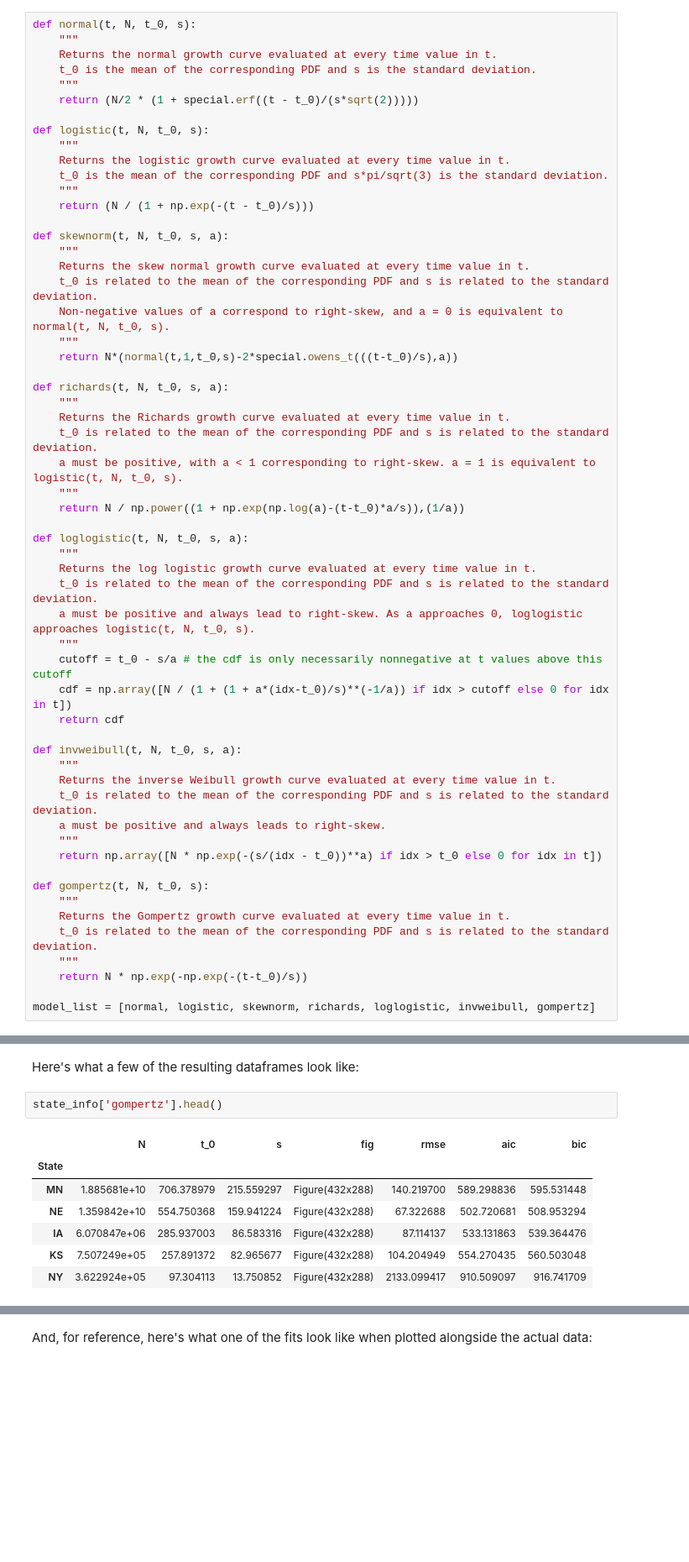
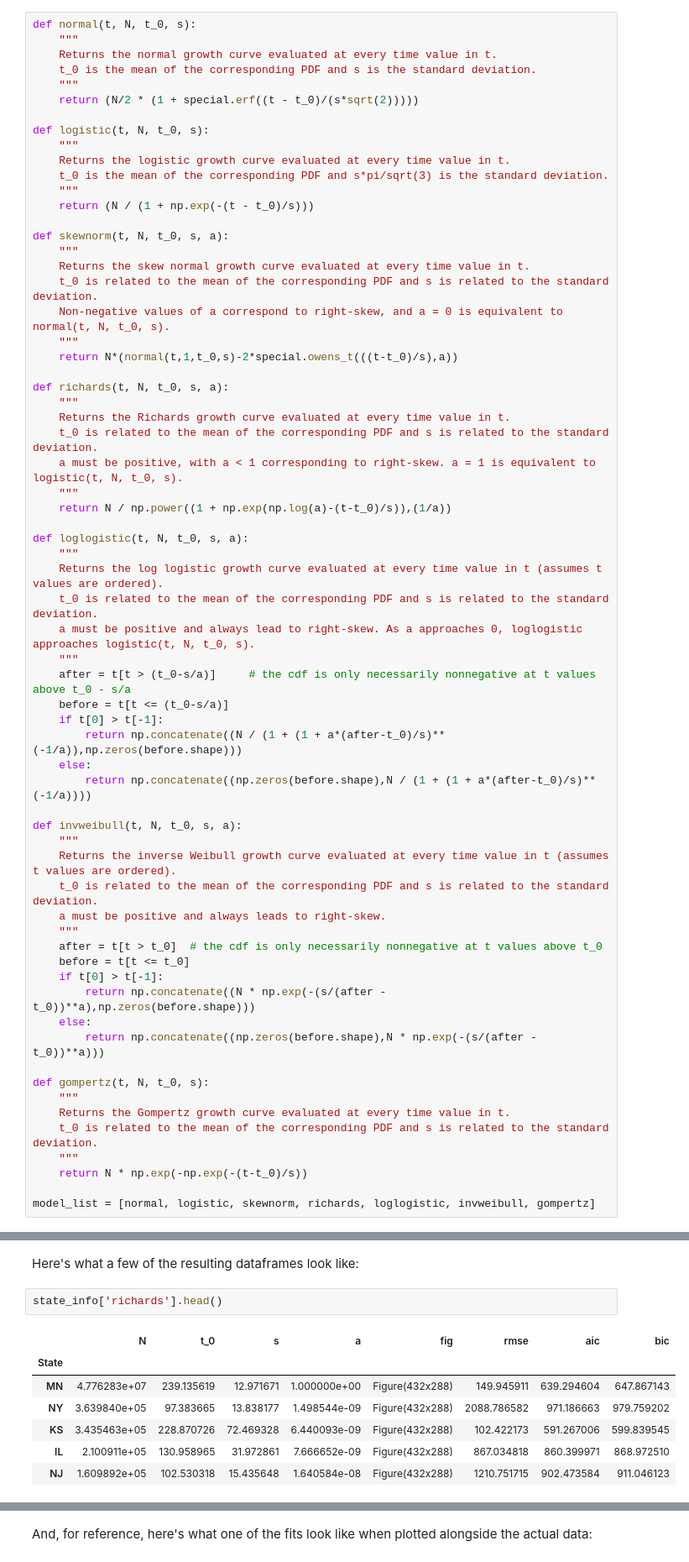
Before and after one commit to antonymous21/Rona, a Jupyter notebook: Rona Time.ipynb, the cells around one changed output, grey strips where cells are left out. Shown: that part at 84% size. Drawn from its saved outputs; the diff is of its cells as text; blank space fills up the shorter version.

```diff
--- a/Rona Time.ipynb
+++ b/Rona Time.ipynb
@@ -367,25 +374,33 @@ def richards(t, N, t_0, s, a):
     t_0 is related to the mean of the corresponding PDF and s is related to the standard deviation.
     a must be positive, with a < 1 corresponding to right-skew. a = 1 is equivalent to logistic(t, N, t_0, s).
     """
-    return N / np.power((1 + np.exp(np.log(a)-(t-t_0)*a/s)),(1/a))
+    return N / np.power((1 + np.exp(np.log(a)-(t-t_0)/s)),(1/a))
 
 def loglogistic(t, N, t_0, s, a):
     """
-    Returns the log logistic growth curve evaluated at every time value in t.
+    Returns the log logistic growth curve evaluated at every time value in t (assumes t values are ordered).
     t_0 is related to the mean of the corresponding PDF and s is related to the standard deviation.
     a must be positive and always lead to right-skew. As a approaches 0, loglogistic approaches logistic(t, N, t_0, s).
     """
-    cutoff = t_0 - s/a # the cdf is only necessarily nonnegative at t values above this cutoff
-    cdf = np.array([N / (1 + (1 + a*(idx-t_0)/s)**(-1/a)) if idx > cutoff else 0 for idx in t])
-    return cdf
+    after = t[t > (t_0-s/a)]     # the cdf is only necessarily nonnegative at t values above t_0 - s/a
+    before = t[t <= (t_0-s/a)]
+    if t[0] > t[-1]:
+        return np.concatenate((N / (1 + (1 + a*(after-t_0)/s)**(-1/a)),np.zeros(before.shape)))
+    else:
+        return np.concatenate((np.zeros(before.shape),N / (1 + (1 + a*(after-t_0)/s)**(-1/a))))
 
 def invweibull(t, N, t_0, s, a):
     """
-    Returns the inverse Weibull growth curve evaluated at every time value in t.
+    Returns the inverse Weibull growth curve evaluated at every time value in t (assumes t values are ordered).
     t_0 is related to the mean of the corresponding PDF and s is related to the standard deviation.
     a must be positive and always leads to right-skew.
     """
-    return np.array([N * np.exp(-(s/(idx - t_0))**a) if idx > t_0 else 0 for idx in t])
+    after = t[t > t_0]  # the cdf is only necessarily nonnegative at t values above t_0
+    before = t[t <= t_0]
+    if t[0] > t[-1]:
+        return np.concatenate((N * np.exp(-(s/(after - t_0))**a),np.zeros(before.shape)))
+    else:
+        return np.concatenate((np.zeros(before.shape),N * np.exp(-(s/(after - t_0))**a)))
 
 def gompertz(t, N, t_0, s):
     """
@@ -507,15 +526,15 @@ gompertz finished in 2.7 sec
 # %% [markdown]
 Here's what a few of the resulting dataframes look like:
 # %%
-state_info['gompertz'].head()
+state_info['richards'].head()
 # %% [output]
-|  | N | t_0 | s | fig | rmse | aic | bic |
-| State |  |  |  |  |  |  |  |
-| MN | 1.885681e+10 | 706.378979 | 215.559297 | Figure(432x288) | 140.219700 | 589.298836 | 595.531448 |
-| NE | 1.359842e+10 | 554.750368 | 159.941224 | Figure(432x288) | 67.322688 | 502.720681 | 508.953294 |
-| IA | 6.070847e+06 | 285.937003 | 86.583316 | Figure(432x288) | 87.114137 | 533.131863 | 539.364476 |
-| KS | 7.507249e+05 | 257.891372 | 82.965677 | Figure(432x288) | 104.204949 | 554.270435 | 560.503048 |
-| NY | 3.622924e+05 | 97.304113 | 13.750852 | Figure(432x288) | 2133.099417 | 910.509097 | 916.741709 |
+|  | N | t_0 | s | a | fig | rmse | aic | bic |
+| State |  |  |  |  |  |  |  |  |
+| MN | 4.776283e+07 | 239.135619 | 12.971671 | 1.000000e+00 | Figure(432x288) | 149.945911 | 639.294604 | 647.867143 |
+| NY | 3.639840e+05 | 97.383665 | 13.838177 | 1.498544e-09 | Figure(432x288) | 2088.786582 | 971.186663 | 979.759202 |
+| KS | 3.435463e+05 | 228.870726 | 72.469328 | 6.440093e-09 | Figure(432x288) | 102.422173 | 591.267006 | 599.839545 |
+| IL | 2.100911e+05 | 130.958965 | 31.972861 | 7.666652e-09 | Figure(432x288) | 867.034818 | 860.399971 | 868.972510 |
+| NJ | 1.609892e+05 | 102.530318 | 15.435648 | 1.640584e-08 | Figure(432x288) | 1210.751715 | 902.473584 | 911.046123 |
 # %%
 global_info['gompertz'].head()
 # %% [output]
```
Also changed, not shown: parts of 34 cells of this notebook.
